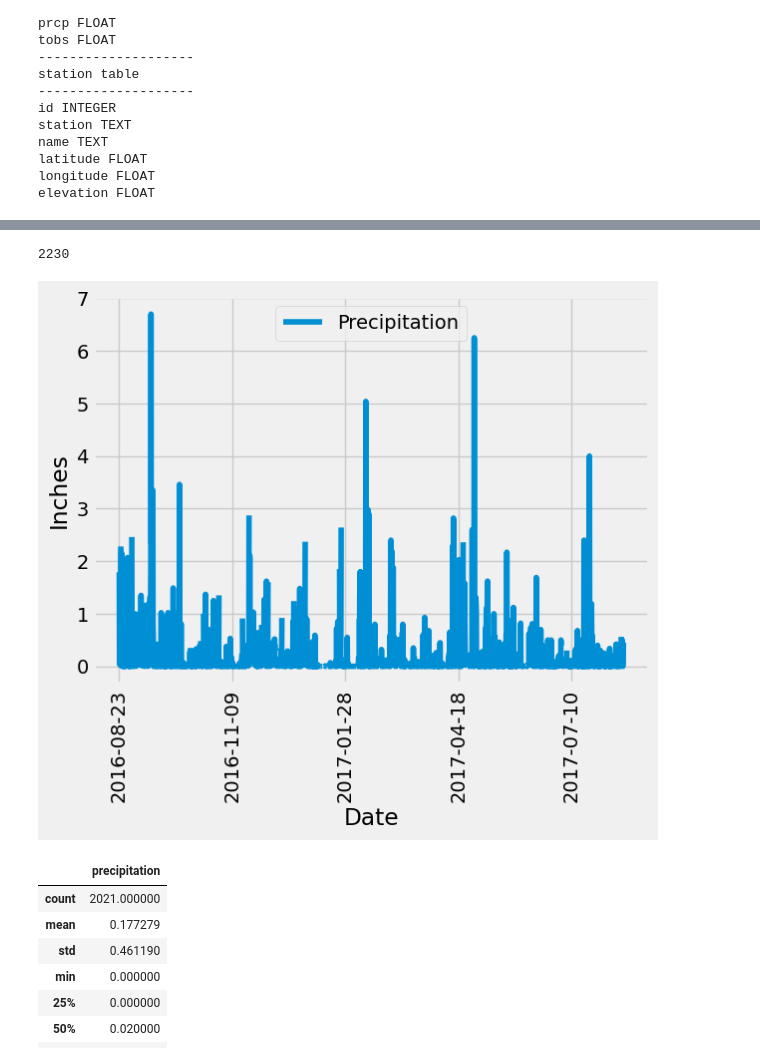
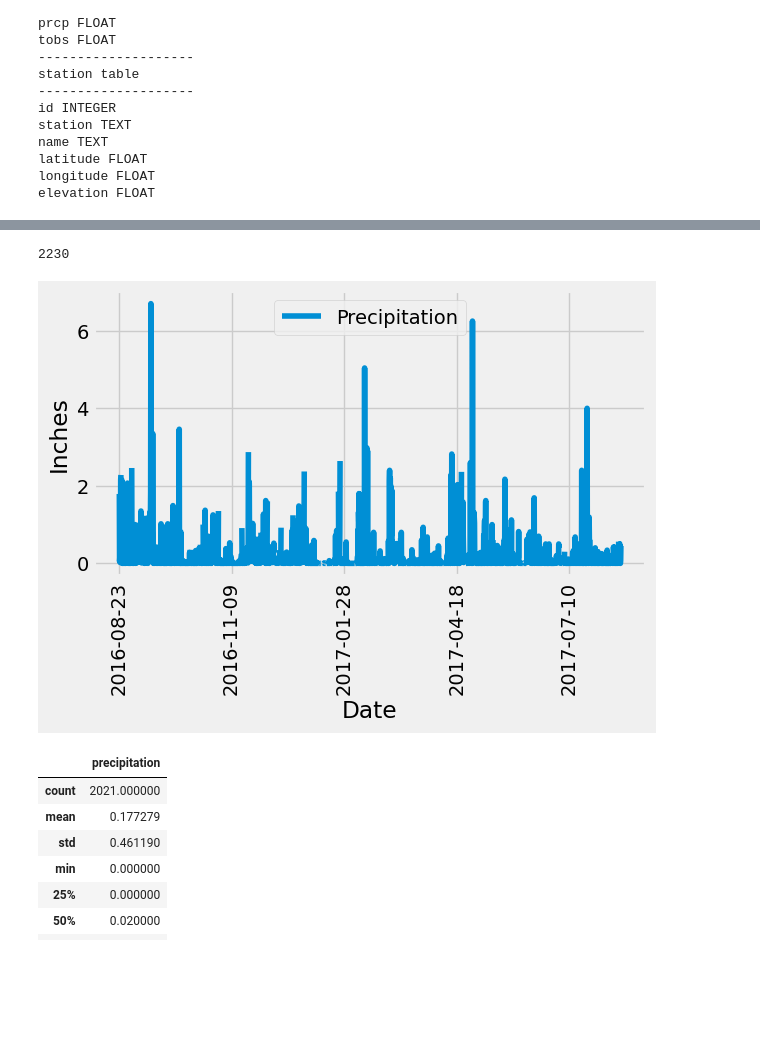
Before and after one commit to smmr89/sqlalchemy-challenge, a Jupyter notebook: SurfsUp/climate_starter.ipynb, the cells around one changed output, grey strips where cells are left out. Drawn from its saved outputs; the diff is of its cells as text; code cells hidden in the pictures; blank space fills up the shorter version.

```diff
--- a/SurfsUp/climate_starter.ipynb
+++ b/SurfsUp/climate_starter.ipynb
@@ -91,36 +91,36 @@ most_recent
 # Starting from the most recent data point in the database.
 
 
 # Calculate the date one year from the last date in data set.
 
 one_year = most_recent - dt.timedelta(days=365)
 one_year
 
 # Perform a query to retrieve the data and precipitation scores
 query = session.query(Measurement.date, Measurement.prcp).filter(Measurement.date >= one_year).all()
 print(len(query))
 query
 
 # Save the query results as a Pandas DataFrame. Explicitly set the column names
 df = pd.DataFrame(query, columns=['date','precipitation'])
 
 # Sort the dataframe by date
 df = df.sort_values("date")
 
 # Use Pandas Plotting with Matplotlib to plot the data
 df.set_index('date', inplace=True)
 
 ax = df.plot()
 ax.tick_params(axis='x', labelrotation= 90)
 ax.set_ylabel("Inches")
 ax.set_xlabel("Date")
 ax.legend(['Precipitation'])
-
-# plt.tight_layout()
+plt.tight_layout()
+plt.savefig("prcp.png")
 plt.show()
 # %% [output]
 2230
-[figure, old version]
+[figure, new version]
 # %%
 # Use Pandas to calculate the summary statistics for the precipitation data
 df.describe()
```
Also changed, not shown: parts of 4 cells of this notebook, 6 other files.
